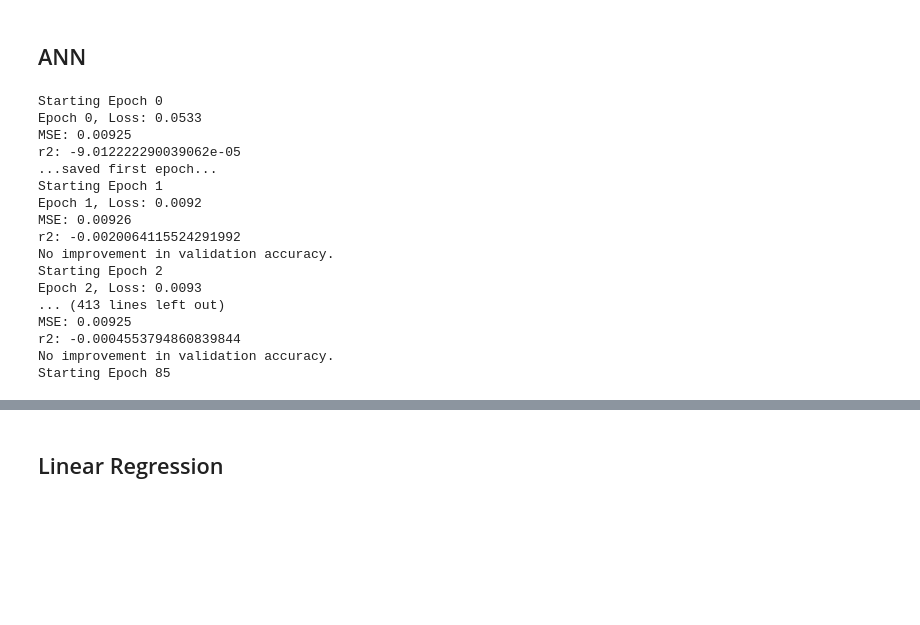
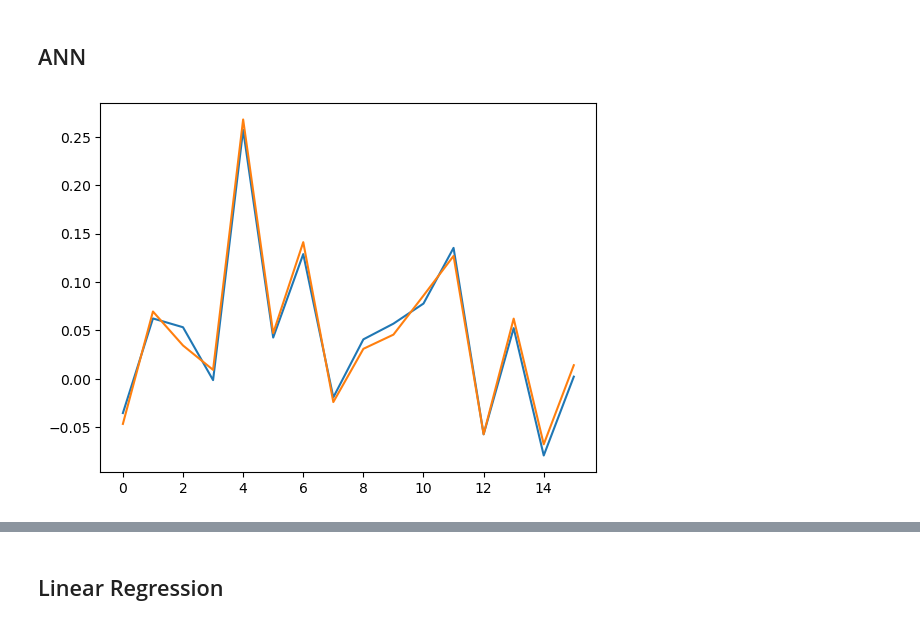
Before and after one commit to WillyChap/ViT_XAI, a Jupyter notebook: Models/ViT_Explainability.ipynb, the cells around one changed output, grey strips where cells are left out. Saved outputs shown, nothing was run; the diff lists cells and outputs as text; code cells hidden in the pictures; blank space fills up the shorter version.

```diff
--- a/Models/ViT_Explainability.ipynb
+++ b/Models/ViT_Explainability.ipynb
@@ -66,7 +66,7 @@ class RegressionANN(nn.Module):
         super(RegressionANN, self).__init__()
 
         # Calculate the size of the flattened features after conv and pooling layers
-        self.flattened_size = (input_shape[1]) * (input_shape[2])
+        self.flattened_size = (input_shape[1])
 
         self.flatten = nn.Flatten()
         self.fc0 = nn.Linear(self.flattened_size,1024)
@@ -88,7 +88,6 @@ class RegressionANN(nn.Module):
         Returns:
             torch.Tensor: The output of the network.
         """
-        x = self.flatten(x)
         # x = x.view(-1, self.flattened_size)  # Flatten the tensor for the fully connected layer
         x = F.relu(self.fc0(x))
         x = F.relu(self.fc1(x))
@@ -141,22 +140,44 @@ class SpatialDataset(Dataset):
         return len(self.X)
 
     def __getitem__(self, idx):
-        return self.X[idx], self.y[idx]
+        return self.X[idx], self.y[idx].unsqueeze(0)
 
 class SpatialDataset_ANN(Dataset):
     def __init__(self, X, y):
-        self.X = torch.nan_to_num(torch.tensor(X, dtype=torch.float32)).squeeze()
-        self.y = torch.tensor(y, dtype=torch.float32)
+        # Convert inputs to tensors
+        X_tensor = torch.tensor(X, dtype=torch.float32)
+        y_tensor = torch.tensor(y, dtype=torch.float32)
+
+        # Flatten X_tensor to check for NaNs across all dimensions of each sample
+        flattened_X = X_tensor.view(X_tensor.size(0), -1)
+
+        # Identify samples with NaN in either X or y
+        mask = ~torch.isnan(flattened_X).any(dim=0)
+
+        # Filter out samples where either X or y has NaN
+        self.X = flattened_X[:, mask]
+        self.y = y_tensor
 
     def __len__(self):
+        # The length of the dataset is the length of the cleaned X or y
         return len(self.X)
 
     def __getitem__(self, idx):
+        # Get an item and return it, ensure y is returned with an extra dimension if needed
         return self.X[idx], self.y[idx].unsqueeze(0)
+
+# Example usage:
+# Assuming X and y are loaded as Numpy arrays or similar format that can be directly converted to tensors.
+# This example assumes X and y have been loaded with the shapes X.shape = (900000, 1, 36, 18) and y.shape = (900000,)
+# and includes potential NaN values within them.
+
+# dataset = SpatialDataset_ANN(X, y)
+# print(dataset[0])  # This will print the first valid sample (index may vary based on NaN distribution).
 # %% [markdown]
 ## Import Dataset
 # %%
-Data_ = xr.open_dataset('../Data_Staging/Mamalakis_Dataset/scp_synth_exm_data.nc')
+dir_fil = '/glade/work/wchapman/ViT_XAI/Data_Staging/Mamalakis_Dataset/scp_synth_exm_data.nc'
+Data_ = xr.open_dataset(dir_fil)
 Data_train = np.expand_dims(Data_['SSTrand'].isel(time=slice(0,900000)),1)
 Y_train = np.array(Data_['y'].isel(time=slice(0,900000)))
 
@@ -172,7 +193,7 @@ rem = Data_train.shape
 input_shape = (rem[1],rem[2],rem[3]) # Example input shape (C, H, W)
 model = RegressionCNN(input_shape=input_shape, num_classes=1)
 criterion = nn.MSELoss()
-optimizer = optim.Adam(model.parameters(), lr=0.02)
+optimizer = optim.Adam(model.parameters(), lr=0.0001)
 scheduler = optim.lr_scheduler.ReduceLROnPlateau(optimizer, mode='min', factor=0.5, patience=20, verbose=True)
 
 train_dataset = SpatialDataset(Data_train, Y_train)
@@ -235,11 +274,11 @@ for epoch in range(num_epochs):
 rem = Data_train.shape
 input_shape = (rem[1],rem[2],rem[3]) # Example input shape (C, H, W)
 model = RegressionANN(input_shape=input_shape, num_classes=1)
-model.fc0.weight.data = torch.normal(mean=0,std=(1/648),size=(1024, 648))
+model.fc0.weight.data = torch.normal(mean=0,std=(1/458),size=(1024, 458))
 model.fc0.bias.data.fill_(0)
 
 criterion = nn.MSELoss()
-optimizer = optim.Adam(model.parameters(), lr=0.02)
+optimizer = optim.Adam(model.parameters(), lr=0.001)
 scheduler = optim.lr_scheduler.ReduceLROnPlateau(optimizer, mode='min', factor=0.5, patience=20, verbose=True)
 
 train_dataset = SpatialDataset_ANN(Data_train,Y_train)
@@ -248,7 +287,7 @@ val_dataset = SpatialDataset_ANN(Data_val,Y_val)
 train_loader = DataLoader(train_dataset, batch_size=32, shuffle=True)
 val_loader = DataLoader(val_dataset, batch_size=32, shuffle=False)
 # %%
-num_epochs = 200
+num_epochs = 20
 
 for epoch in range(num_epochs):
     model.train()  # Set the model to training mode
@@ -270,47 +309,34 @@ for epoch in range(num_epochs):
 
     # Validation loop
     model.eval()  # Set the model to evaluation mode
     correct = 0
     total = 0
     mse_val_batch=[]
     with torch.no_grad():  # In validation phase, we don't need to compute gradients
         for inputs, labels in val_loader:
             outputs = model(inputs)
             mse_val_batch.append((torch.mean((outputs-labels)**2)))
 
     # Calculate and print validation accuracy
     mse_tot=torch.mean(torch.tensor(mse_val_batch))
 
     print(f"MSE: {mse_tot:.5f}")
     print( f"r2: {1-(mse_tot/np.var(Y_val))}")
 
     if epoch == 0:
         print('...saved first epoch...')
         best_mod = copy.deepcopy(model)
         best_acc = copy.deepcopy(mse_tot)
     elif mse_tot<best_acc:
         print('...saving!...')
         best_mod = copy.deepcopy(model)
         best_acc = copy.deepcopy(mse_tot)
     else:
         print('No improvement in validation accuracy.')
     # Step the scheduler on each epoch
     scheduler.step(mse_tot)
+plt.plot(labels.detach().numpy())
+plt.plot(best_mod(inputs).detach().numpy())
+plt.show()
 # %% [output]
-Starting Epoch 0
-Epoch 0, Loss: 0.0533
-MSE: 0.00925
-r2: -9.012222290039062e-05
-...saved first epoch...
-Starting Epoch 1
-Epoch 1, Loss: 0.0092
-MSE: 0.00926
-r2: -0.0020064115524291992
-No improvement in validation accuracy.
-Starting Epoch 2
-Epoch 2, Loss: 0.0093
-... (413 lines left out)
-MSE: 0.00925
-r2: -0.0004553794860839844
-No improvement in validation accuracy.
-Starting Epoch 85
+[figure, added]
```
Also changed, not shown: parts of 2 cells of this notebook, 3 other files.
